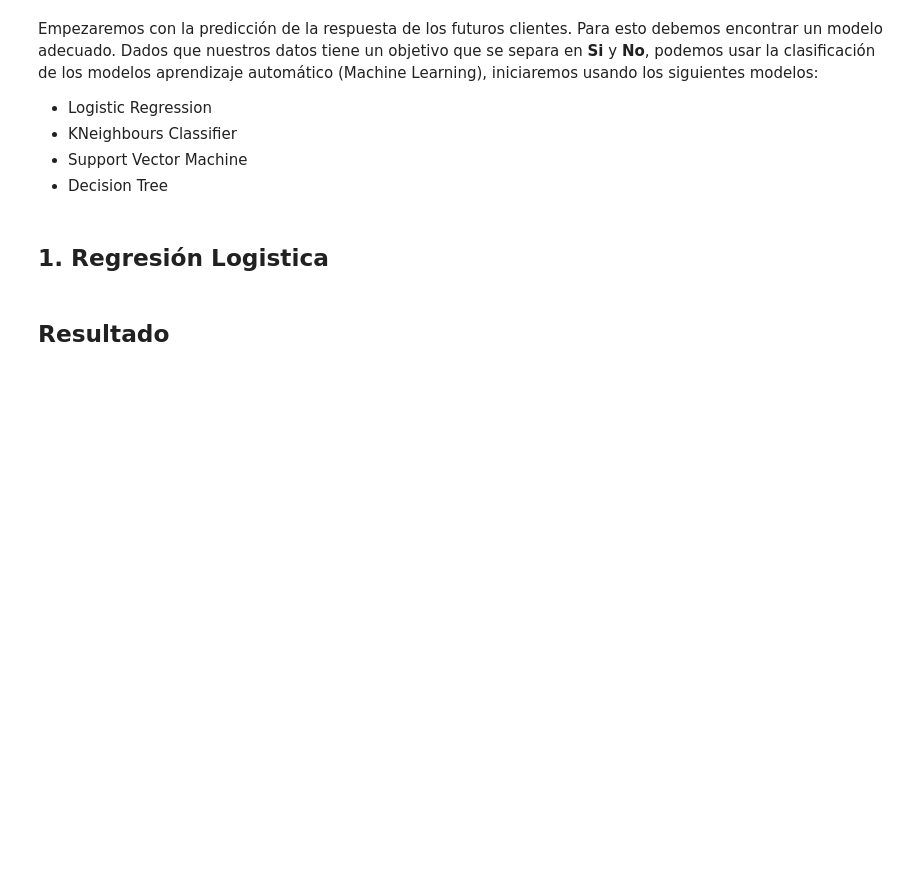
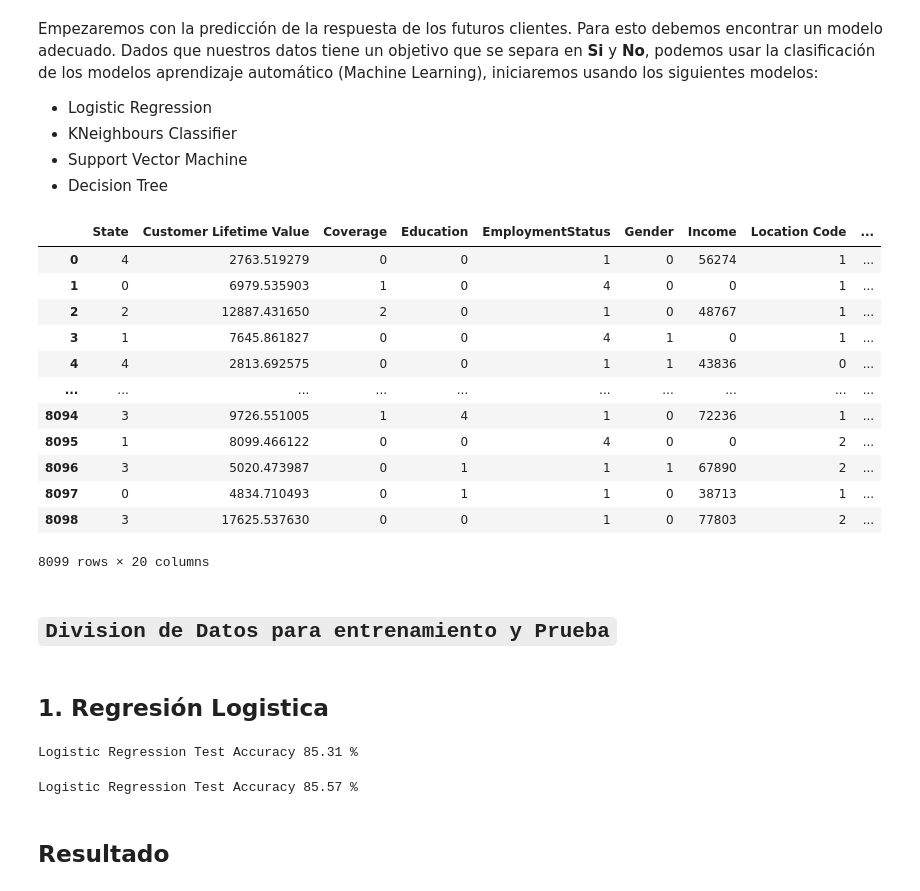
Before and after one commit to narencastellon/Python, a Jupyter notebook: 2. car-insurance-sales-supervised-machine-learning.ipynb, the cells around one changed output. Cells and saved outputs as stored; diff of their text form; code cells hidden in the pictures; blank space fills up the shorter version.

```diff
--- a/2. car-insurance-sales-supervised-machine-learning.ipynb
+++ b/2. car-insurance-sales-supervised-machine-learning.ipynb
@@ -176,5 +356,23 @@ y = data["Response"]
 # %%
+# Variables independiente
 X = data.drop(["Response"], axis=1)
+X
+# %% [output]
+|  | State | Customer Lifetime Value | Coverage | Education | EmploymentStatus | Gender | Income | Location Code | ... |
+| 0 | 4 | 2763.519279 | 0 | 0 | 1 | 0 | 56274 | 1 | ... |
+| 1 | 0 | 6979.535903 | 1 | 0 | 4 | 0 | 0 | 1 | ... |
+| 2 | 2 | 12887.431650 | 2 | 0 | 1 | 0 | 48767 | 1 | ... |
+| 3 | 1 | 7645.861827 | 0 | 0 | 4 | 1 | 0 | 1 | ... |
+| 4 | 4 | 2813.692575 | 0 | 0 | 1 | 1 | 43836 | 0 | ... |
+| ... | ... | ... | ... | ... | ... | ... | ... | ... | ... |
+| 8094 | 3 | 9726.551005 | 1 | 4 | 1 | 0 | 72236 | 1 | ... |
+| 8095 | 1 | 8099.466122 | 0 | 0 | 4 | 0 | 0 | 2 | ... |
+| 8096 | 3 | 5020.473987 | 0 | 1 | 1 | 1 | 67890 | 2 | ... |
+| 8097 | 0 | 4834.710493 | 0 | 1 | 1 | 0 | 38713 | 1 | ... |
+| 8098 | 3 | 17625.537630 | 0 | 0 | 1 | 0 | 77803 | 2 | ... |
+8099 rows × 20 columns
+# %% [markdown]
+## `Division de Datos para entrenamiento y Prueba`
 # %%
 X_train, X_test, y_train, y_test = train_test_split(X, y, test_size = 0.2, random_state=29)
 # %% [markdown]
@@ -183,16 +381,25 @@ X_train, X_test, y_train, y_test = train_test_split(X, y, test_size = 0.2, rando
 lr = LogisticRegression()
 # initialize the model (=lr)
 
-model_logistica=lr.fit(X_train,y_train)
-#fit the model to the train set
+# Entrenar el modelo
+model_logistica =lr.fit(X_train,y_train)
 
-#prediccion del modelo
+# prediccion del modelo
 y_pred = model_logistica.predict(X_test)
 
-acc = lr.score(X_test,y_test)*100
+acc_test = lr.score(X_test,y_test)*100
 # comapring the test with the data
 
-print("Logistic Regression Test Accuracy", round(acc, 2),"%")
+print("Logistic Regression Test Accuracy", round(acc_test, 2),"%")
+# %% [output]
+Logistic Regression Test Accuracy 85.31 %
+# %%
+acc_train = model_logistica.score(X_train,y_train)*100
+# comapring the test with the data
+
+print("Logistic Regression Test Accuracy", round(acc_train, 2),"%")
+# %% [output]
+Logistic Regression Test Accuracy 85.57 %
 # %% [markdown]
 ## **Resultado**
 # %%
```
Also changed, not shown: parts of 33 cells of this notebook, 1 other file.
